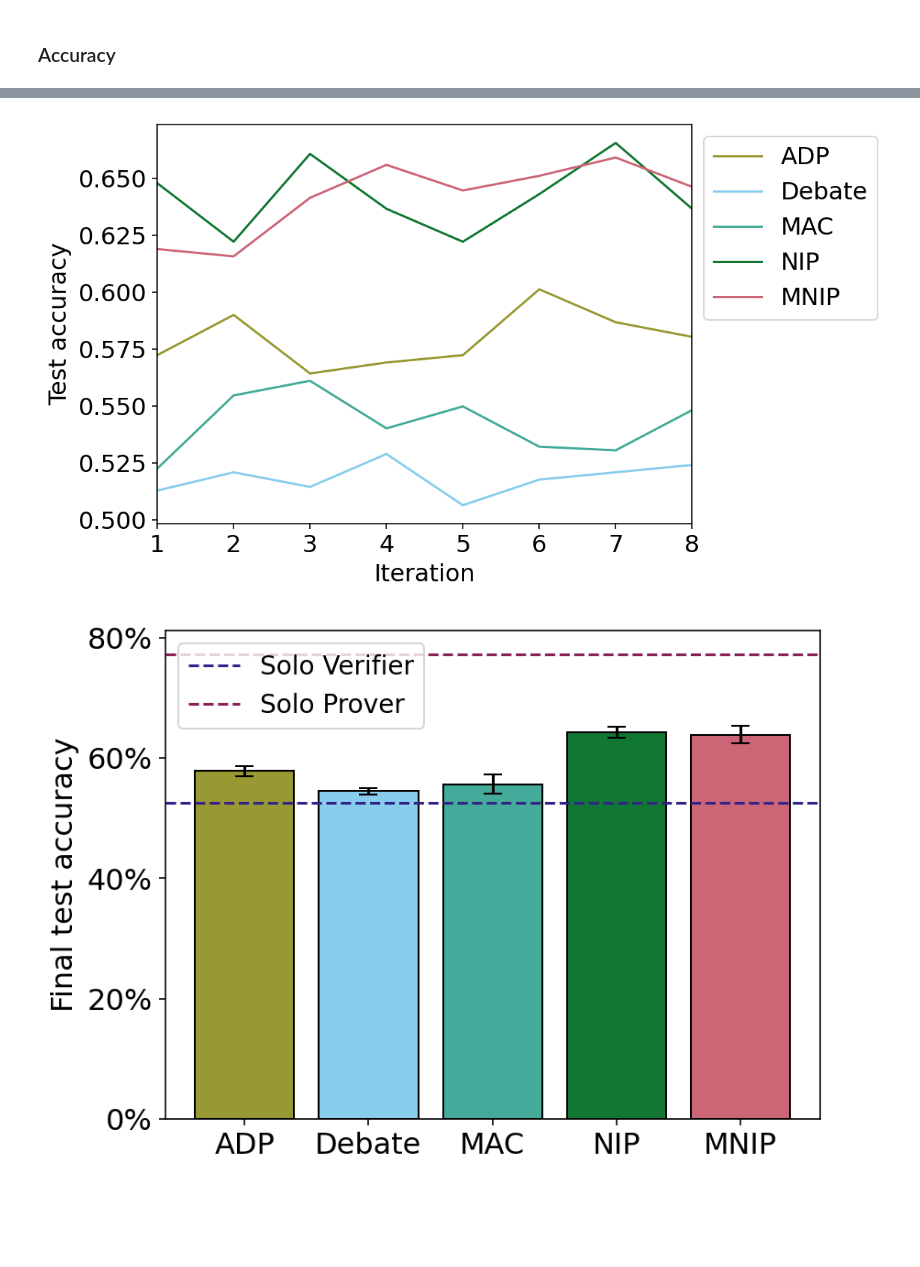
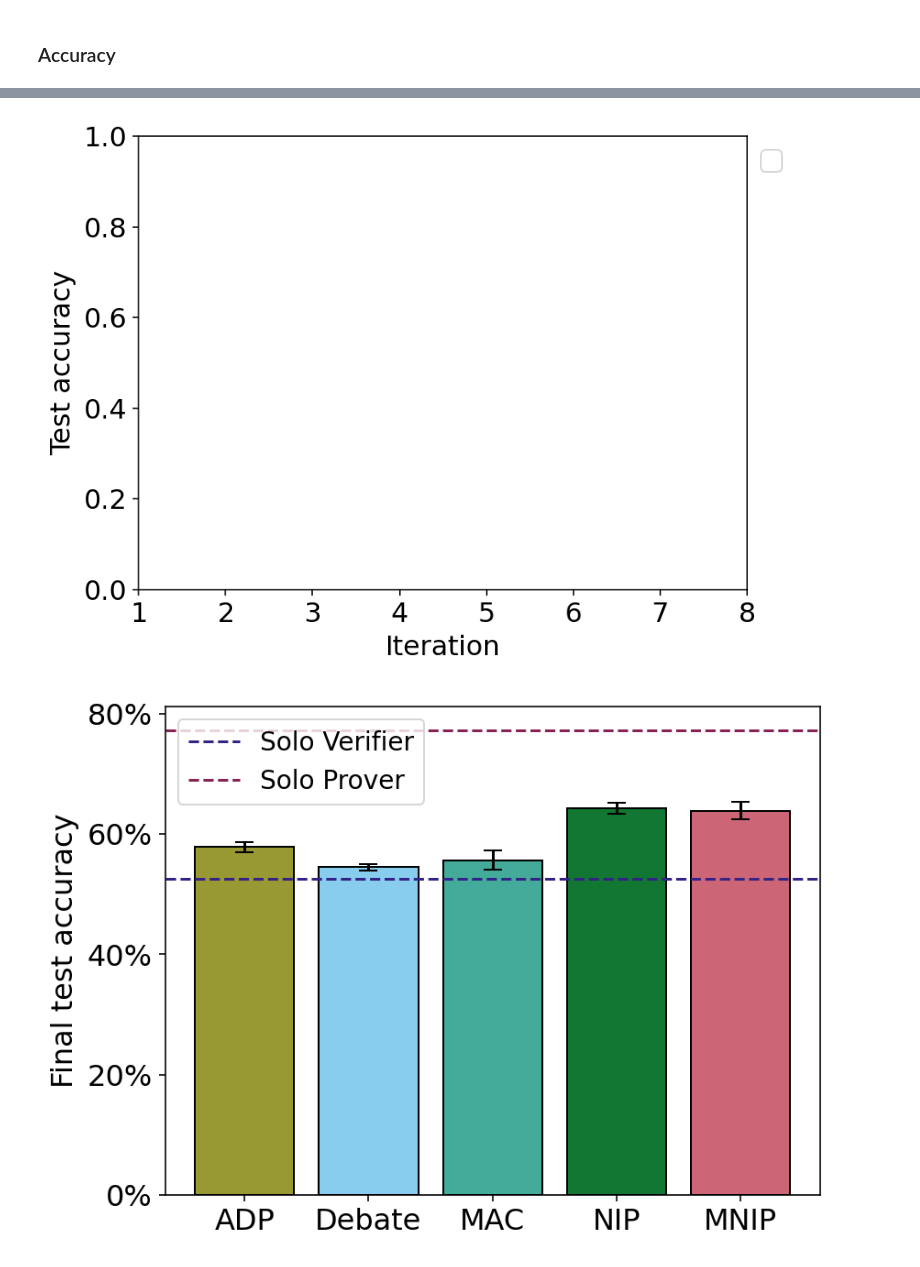
Before and after one commit to SamAdamDay/neural-interactive-proofs, a Jupyter notebook: playground/plots.ipynb, the cells around one changed output, grey strips where cells are left out. Saved outputs shown, nothing was run; the diff lists cells and outputs as text; code cells hidden in the pictures; blank space fills up the shorter version.

```diff
--- a/playground/plots.ipynb
+++ b/playground/plots.ipynb
@@ -81,6 +82,8 @@ FONT_SCALE = 2.0
 set_font_size(FONT_SCALE)
 # %% [markdown]
 # Graph Isomorphism
+# %%
+EDGE_COLOUR = "black"
 # %% [markdown]
 ## Protocols
 # %%
@@ -467,6 +604,7 @@ CV_HISTORY_KEYS = ["mean_accuracy", "mean_episode_length", "precision", "recall"
 cv_histories = {key: {} for key in CV_HISTORY_KEYS}
 cv_test_histories = {key: {} for key in CV_HISTORY_KEYS}
 cv_replace_histories = {key: {} for key in CV_HISTORY_KEYS}
+cv_replace_test_histories = {key: {} for key in CV_HISTORY_KEYS}
 
 cv_test_stats = {key: {} for key in CV_HISTORY_KEYS}
 cv_replace_test_stats = {key: {} for key in CV_HISTORY_KEYS}
@@ -524,6 +662,12 @@ for protocol_name, checkpoint_name in solo_notrain_checkpoint_names.items():
     run = api.run(f"{WANDB_ENTITY}/pvg-code-validation-sandbox/{checkpoint_name}")
     for key in CV_HISTORY_KEYS:
         cv_solo_notrain_test_stats[key][protocol_name] = run.summary[f"test_{key}"]
+
+for protocol_name, checkpoint_name in replace_all_test_checkpoint_names.items():
+    run = api.run(f"{WANDB_ENTITY}/pvg-code-validation-sandbox/{checkpoint_name}")
+    run_history = run.history(keys=[f"test_{key}" for key in CV_HISTORY_KEYS])
+    for key in CV_HISTORY_KEYS:
+        cv_replace_test_histories[key][protocol_name] = run_history[f"test_{key}"][:num_iterations]
 # %%
 def load_rollouts(run_id: str):
     rollout_artifact = api.artifact(
@@ -718,0 +860,18 @@ plt.show()
+# %%
+set_font_size(FONT_SCALE)
+
+fig, ax = plt.subplots()
+
+for protocol in protocols:
+    color = PROTOCOL_COLOURS[protocol]
+
+    if protocol in cv_test_histories["mean_accuracy"]:
+        history = cv_test_histories["mean_accuracy"][protocol]
+        ax.plot(history.index + 1, history, label=protocol, color=color)  # Adjust index to start at 1
+
+ax.set_title("Test accuracy per iteration by protocol", pad=10)
+ax.set_xlabel("Iteration")
+ax.set_xlim(1, num_iterations)
+ax.set_ylabel("Test accuracy")
+ax.legend(bbox_to_anchor=(1, 1), loc='upper left')
+plt.show()
@@ -719,30 +880,23 @@ plt.show()
 # %%
 set_font_size(FONT_SCALE)
 
 fig, ax = plt.subplots()
 
 for protocol in protocols:
     color = PROTOCOL_COLOURS[protocol]
 
-    if protocol in cv_test_histories["mean_accuracy"]:
-        history = cv_test_histories["mean_accuracy"][protocol]
-        ax.plot(history.index + 1, history, label=protocol, color=color)  # Adjust index to start at 1
-
-# if INCLUDE_REPLACE_RUNS:
-#     for protocol in protocols:
-#         color = PROTOCOL_COLOURS[protocol]
-#         if protocol in cv_replace_histories["mean_accuracy"]:
-#             history = cv_replace_histories["mean_accuracy"][protocol]
-#             ax.plot(history.index + 1, history, label=f"{protocol} (R)", color=color, linestyle="--")  # Adjust index to start at 1
+    if protocol in cv_replace_test_histories["mean_accuracy"]:
+        history = cv_replace_test_histories["mean_accuracy"][protocol]
+        ax.plot(history.index + 1, history, label=f"{protocol} (Replace)", color=color)  # Adjust index to start at 1
 
 # ax.set_title("Mean Test Accuracy by Iteration for the Code Checking Task by Protocol", pad=10)
 ax.set_xlabel("Iteration")
 ax.set_xlim(1, num_iterations)
 ax.set_ylabel("Test accuracy")
 ax.legend(bbox_to_anchor=(1, 1), loc='upper left')
 plt.show()
 # %% [output]
-[figure, old version]
+[figure, new version]
 # %%
 # Extract protocols and their corresponding mean decisions
 mean_accuracies = []
```
Also changed, not shown: parts of 22 cells of this notebook.
